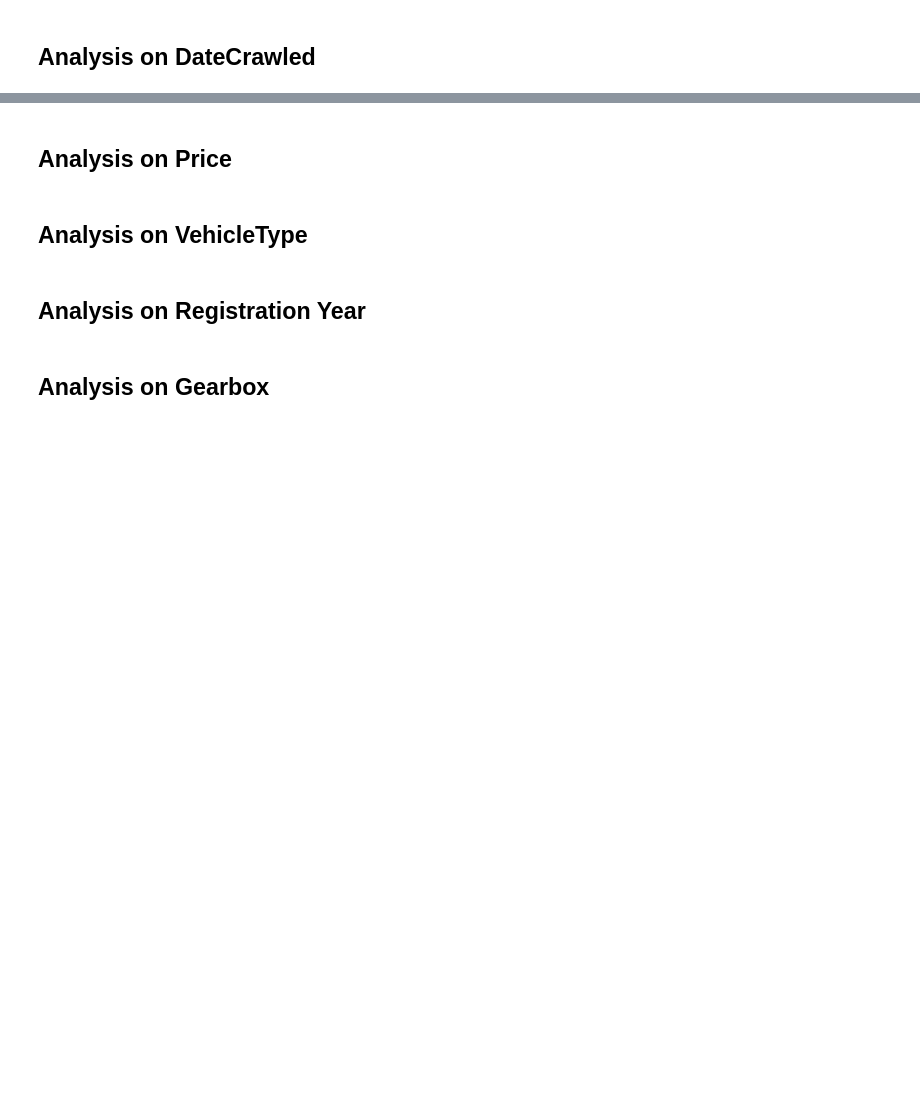
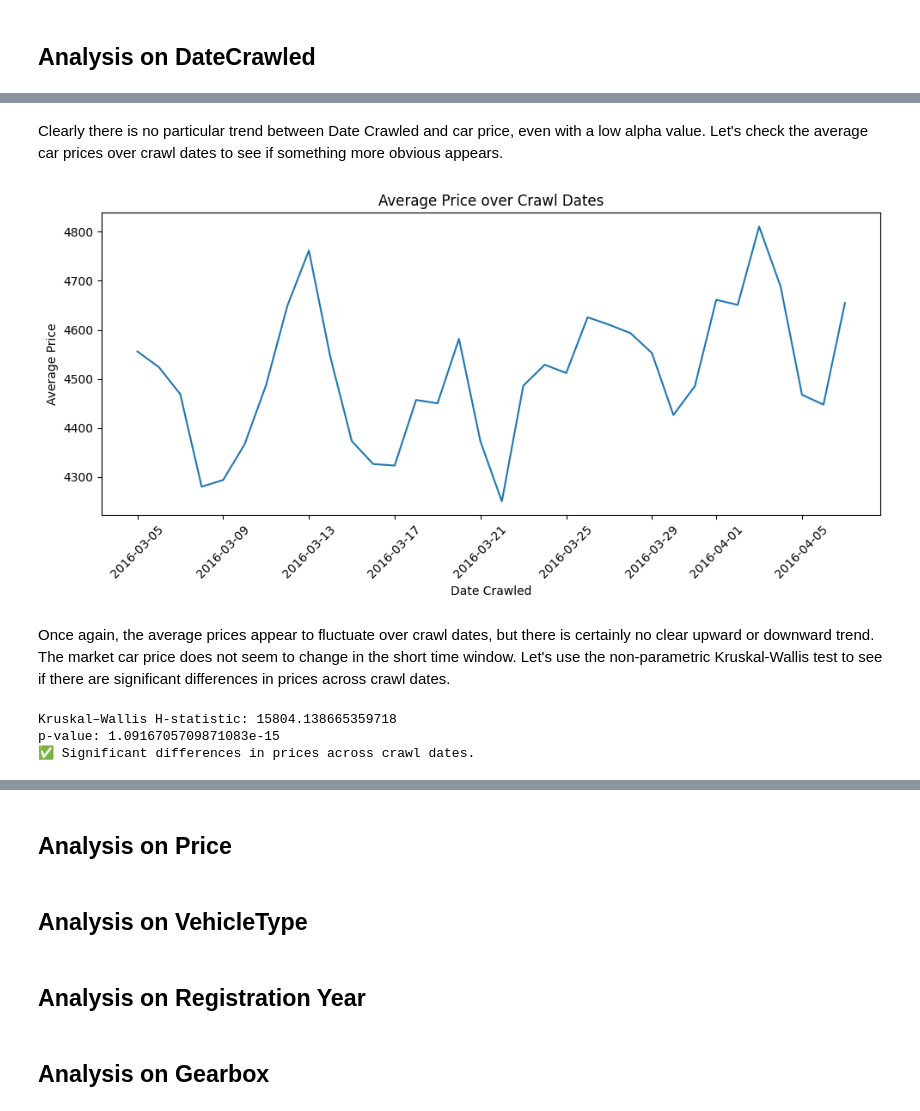
Before and after one commit to T4nT4n/sprint12, a Jupyter notebook: sprint_12_project.ipynb, the cells around one changed output, grey strips where cells are left out. Cells and saved outputs as stored; diff of their text form; code cells hidden in the pictures; blank space fills up the shorter version.

```diff
--- a/sprint_12_project.ipynb
+++ b/sprint_12_project.ipynb
@@ -575,0 +761,46 @@ The Model column has a high cardinality with 250 unique car models. Few models m
+# %% [markdown]
+Clearly there is no particular trend between Date Crawled and car price, even with a low alpha value. Let's check the average car prices over crawl dates to see if something more obvious appears.
+# %%
+# Combine into one DataFrame
+df_temp = X_train.copy()
+df_temp['Price'] = y_train
+
+# Average price per day
+avg_price_per_day = df_temp.groupby(df_temp['DateCrawled'].dt.date)['Price'].mean()
+
+# Plot
+plt.figure(figsize=(10, 5))
+avg_price_per_day.plot()
+plt.xlabel('Date Crawled')
+plt.ylabel('Average Price')
+plt.title('Average Price over Crawl Dates')
+plt.xticks(rotation=45)
+plt.tight_layout()
+plt.show()
+# %% [output]
+[figure, added]
+# %% [markdown]
+Once again, the average prices appear to fluctuate over crawl dates, but there is certainly no clear upward or downward trend. The market car price does not seem to change in the short time window. Let's use the non-parametric Kruskal-Wallis test to see if there are significant differences in prices across crawl dates.
+# %%
+# Attach price to X_train for grouping
+df_dates = X_train.copy()
+df_dates['Price'] = y_train
+
+# Group prices by DateCrawled
+prices_by_date = [group['Price'].values for _, group in df_dates.groupby('DateCrawled')]
+
+# Perform Kruskal-Wallis test
+stat, p_value = stats.kruskal(*prices_by_date)
+
+print("Kruskal–Wallis H-statistic:", stat)
+print("p-value:", p_value)
+
+# Interpretation
+if p_value < 0.05:
+    print("Significant differences in prices across crawl dates.")
+else:
+    print("No statistically significant differences in prices across crawl dates.")
+# %% [output]
+Kruskal–Wallis H-statistic: 15804.138665359718
+p-value: 1.0916705709871083e-15
+✅ Significant differences in prices across crawl dates.
```
Also changed, not shown: parts of 22 cells of this notebook.
